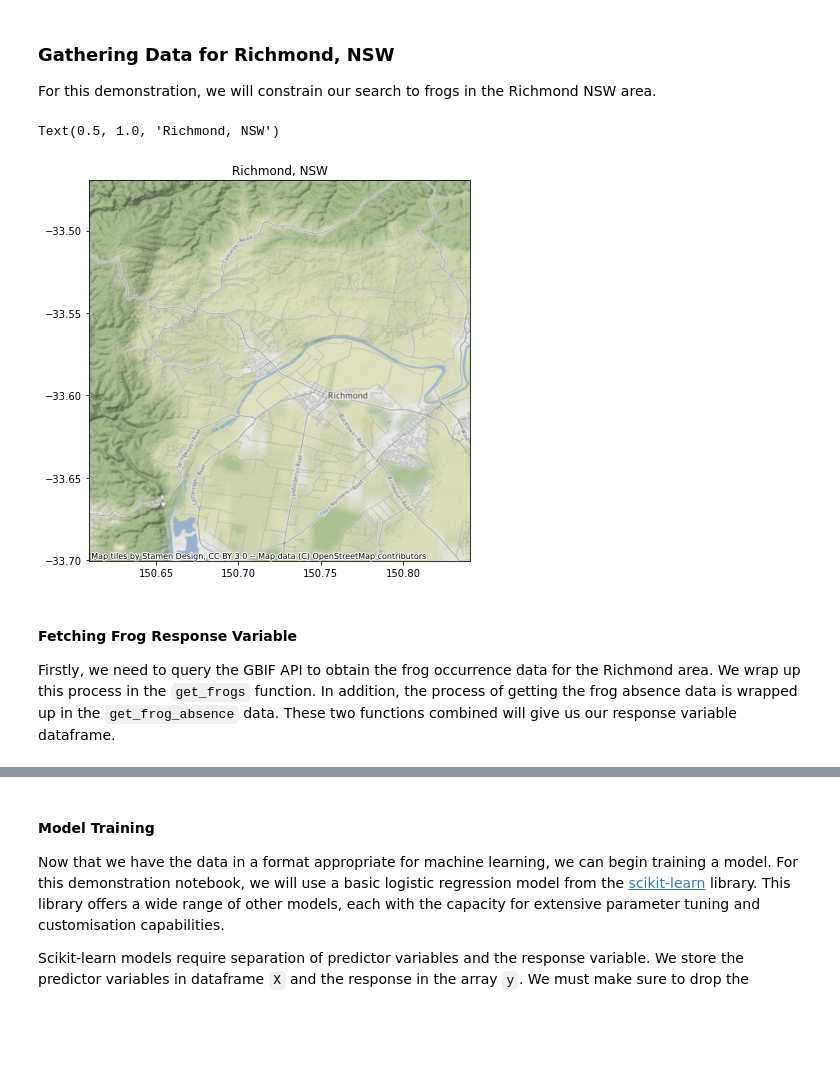
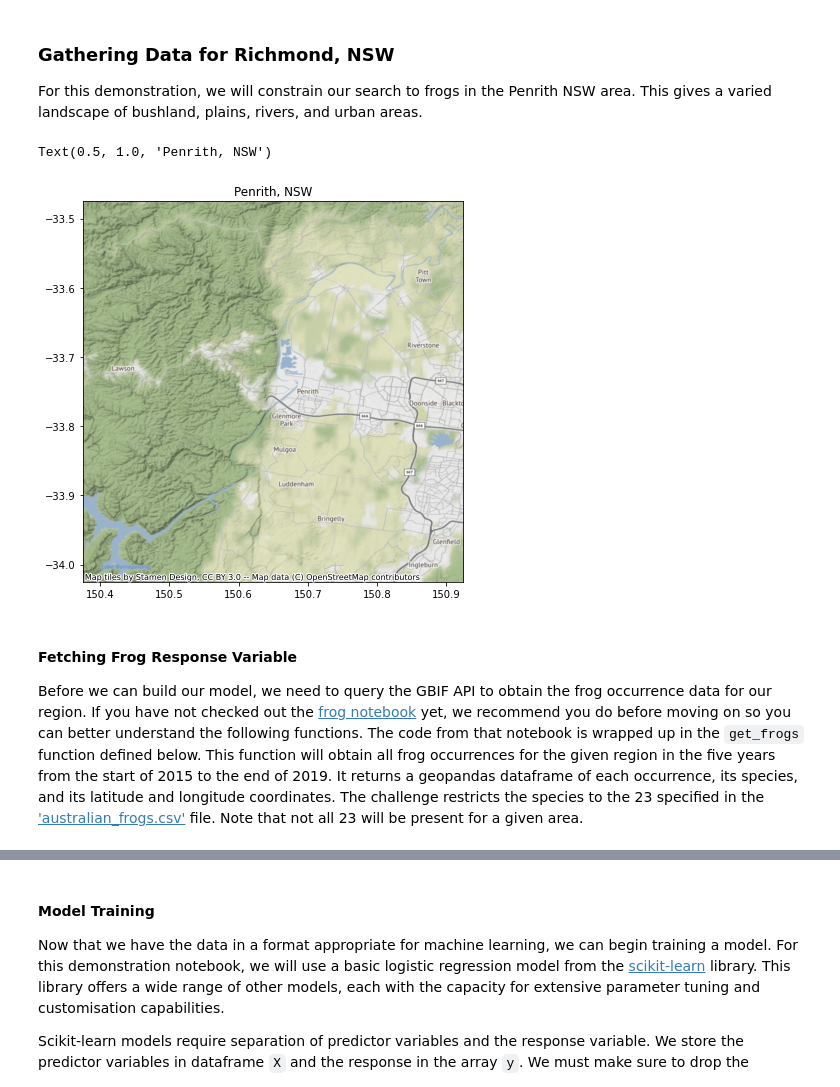
Before and after one commit to EY-Data-Science-Program/2022-Better-Working-World-Data-Challenge, a Jupyter notebook: Model_Level_1.ipynb, the cells around one changed output, grey strips where cells are left out. Drawn from its saved outputs; the diff is of its cells as text; code cells hidden in the pictures; blank space fills up the shorter version.

```diff
--- a/Model_Level_1.ipynb
+++ b/Model_Level_1.ipynb
@@ -47,23 +53,24 @@ import planetary_computer
 # %% [markdown]
 ### Gathering Data for Richmond, NSW
 
-For this demonstration, we will constrain our search to frogs in the Richmond NSW area.
+For this demonstration, we will constrain our search to frogs in the Penrith NSW area. This gives a varied landscape of bushland, plains, rivers, and urban areas.
 # %%
-# Richmond, NSW
-min_lon, min_lat = (150.62, -33.69)  # Lower-left corner
-max_lon, max_lat = (150.83, -33.48)  # Upper-right corner
+# Penrith, NSW
+region_name = 'Penrith, NSW'
+min_lon, min_lat = (150.40, -34.00)  # Lower-left corner
+max_lon, max_lat = (150.90, -33.50)  # Upper-right corner
 bbox = (min_lon, min_lat, max_lon, max_lat)
 
 # Plot map of region
 crs = {'init':'epsg:4326'}
 fig, ax = plt.subplots(figsize = (7, 7))
 ax.scatter(x=[min_lon, max_lon], y=[min_lat, max_lat], alpha=0)
 cx.add_basemap(ax, crs=crs)
-ax.set_title('Richmond, NSW')
+ax.set_title(region_name)
 # %% [output]
-Text(0.5, 1.0, 'Richmond, NSW')
+Text(0.5, 1.0, 'Penrith, NSW')
-[figure, old version]
+[figure, new version]
 # %% [markdown]
 #### Fetching Frog Response Variable
-Firstly, we need to query the GBIF API to obtain the frog occurrence data for the Richmond area. We wrap up this process in the `get_frogs` function. In addition, the process of getting the frog absence data is wrapped up in the `get_frog_absence` data. These two functions combined will give us our response variable dataframe.
+Before we can build our model, we need to query the GBIF API to obtain the frog occurrence data for our region. If you have not checked out the [frog notebook](Frogs.ipynb) yet, we recommend you do before moving on so you can better understand the following functions. The code from that notebook is wrapped up in the `get_frogs` function defined below. This function will obtain all frog occurrences for the given region in the five years from the start of 2015 to the end of 2019. It returns a geopandas dataframe of each occurrence, its species, and its latitude and longitude coordinates. The challenge restricts the species to the 23 specified in the ['australian_frogs.csv'](australian_frogs.csv) file. Note that not all 23 will be present for a given area.
 # %%
```
Also changed, not shown: parts of 39 cells of this notebook.
